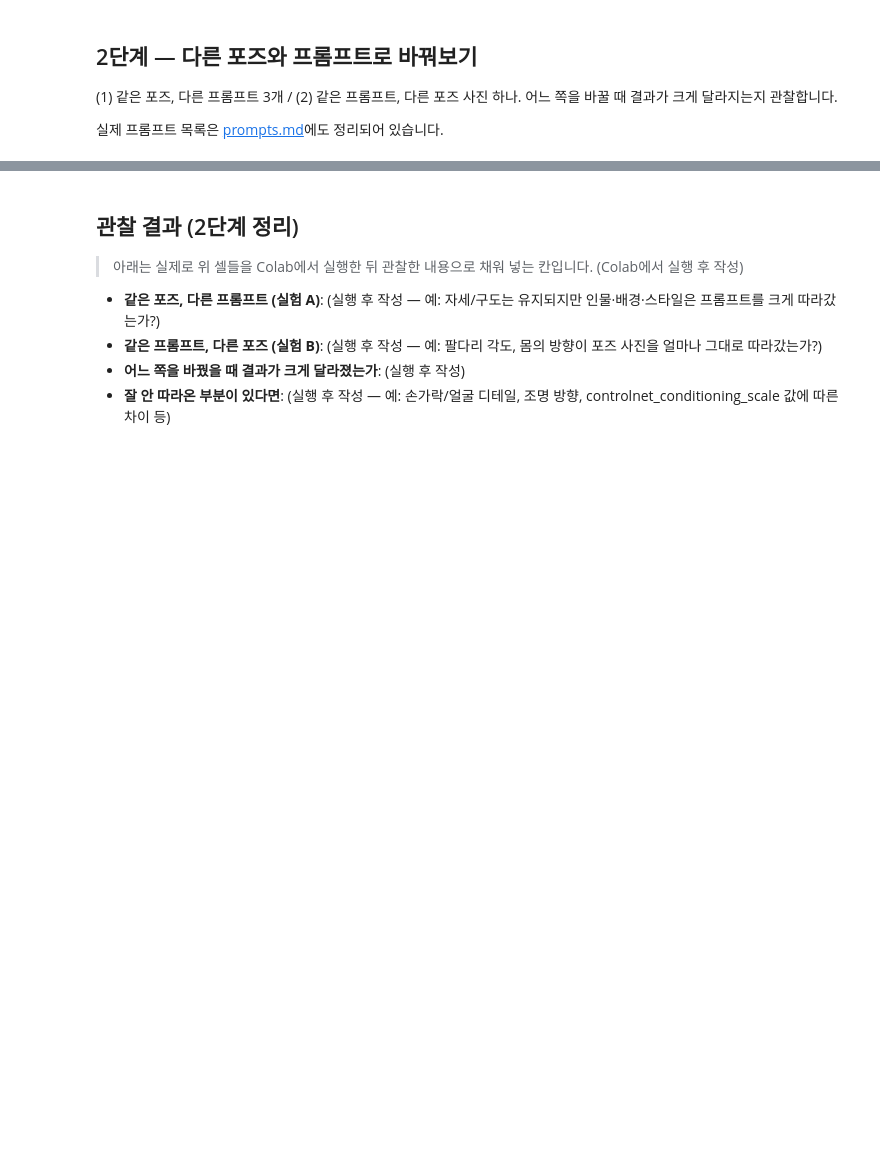
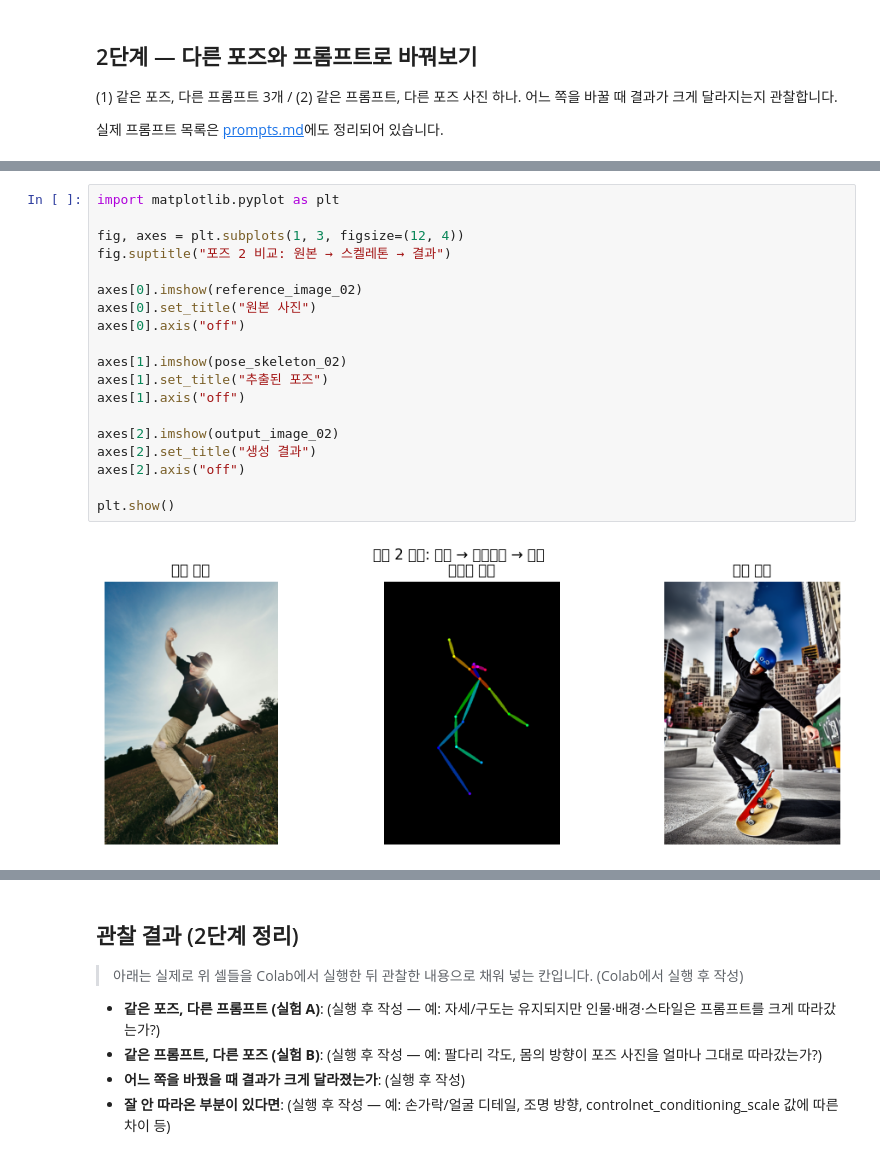
Before and after one commit to rubilisa08/pose-image-tool, a Jupyter notebook: pose_tool.ipynb, the cells around one changed output, grey strips where cells are left out. Cells and saved outputs as stored; diff of their text form; blank space fills up the shorter version.

```diff
--- a/pose_tool.ipynb
+++ b/pose_tool.ipynb
@@ -219,3 +252,24 @@ output_image_02
+# %%
+import matplotlib.pyplot as plt
+
+fig, axes = plt.subplots(1, 3, figsize=(12, 4))
+fig.suptitle("포즈 2 비교: 원본 → 스켈레톤 → 결과")
+
+axes[0].imshow(reference_image_02)
+axes[0].set_title("원본 사진")
+axes[0].axis("off")
+
+axes[1].imshow(pose_skeleton_02)
+axes[1].set_title("추출된 포즈")
+axes[1].axis("off")
+
+axes[2].imshow(output_image_02)
+axes[2].set_title("생성 결과")
+axes[2].axis("off")
+
+plt.show()
+# %% [output]
+[figure, added]
 # %%
 # 이 셀이 하는 일: 지금까지 만든 결과들을 한 번에 그리드로 띄워서 비교하기 쉽게 보여줍니다.
 import matplotlib.pyplot as plt
```
Also changed, not shown: parts of 8 cells of this notebook.
